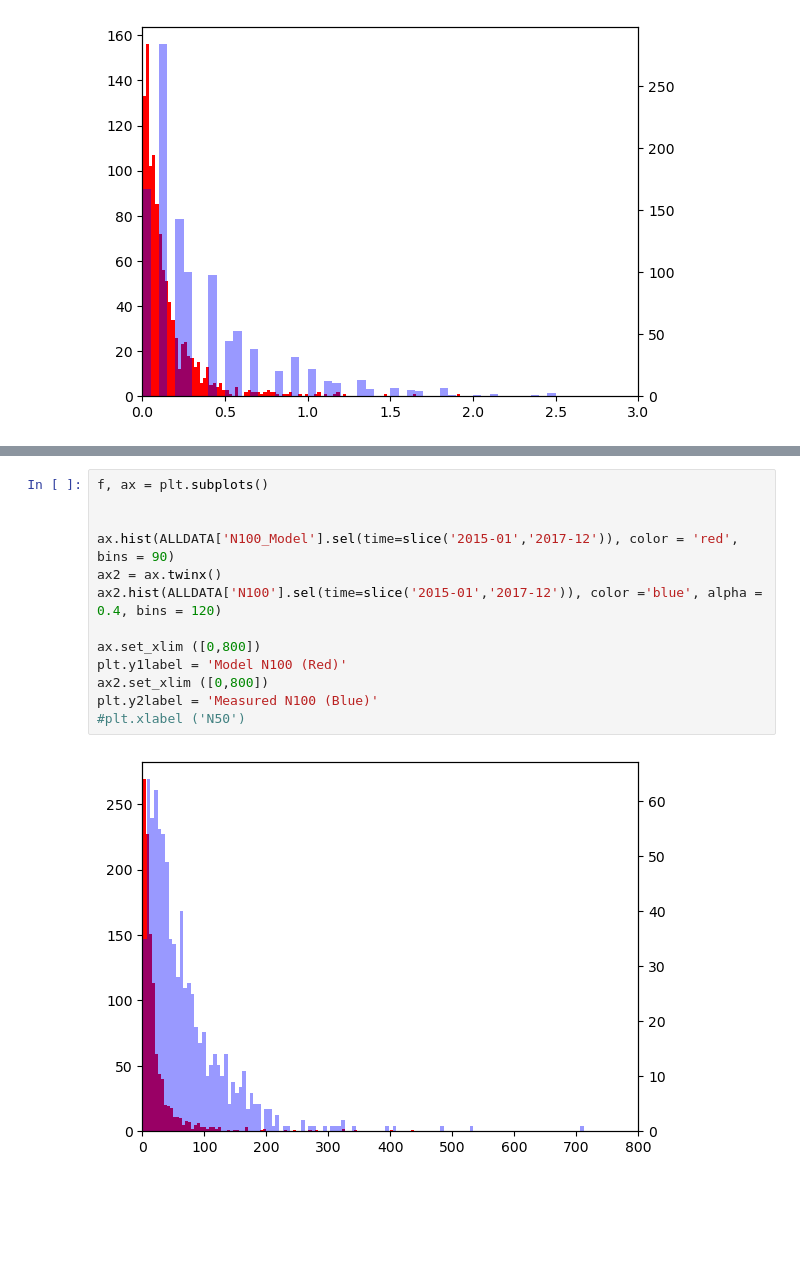
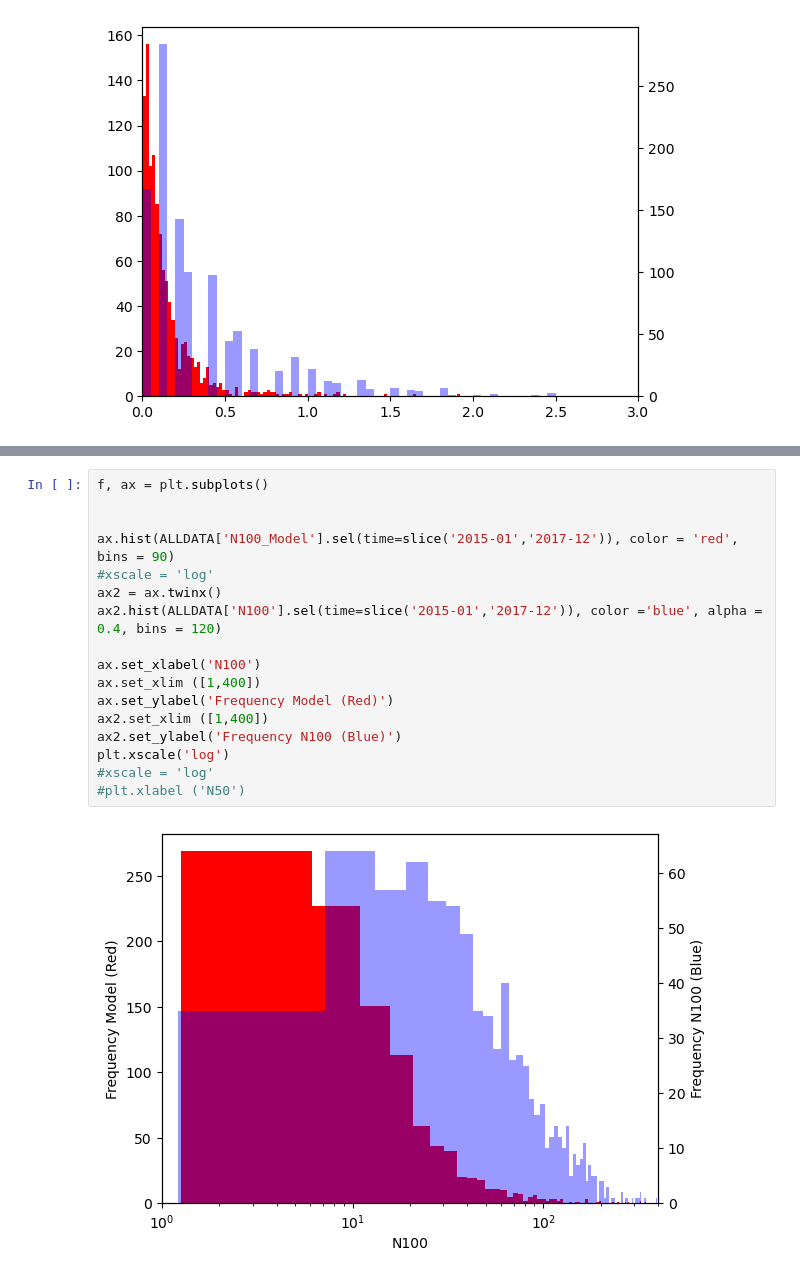
Before and after one commit to eScience-course/-Tjaernoe2022-group1, a Jupyter notebook: notebooks/Stefan/N100 Model vs SO4.ipynb, the cells around one changed output, grey strips where cells are left out. Cells and saved outputs as stored; diff of their text form; blank space fills up the shorter version.

```diff
--- a/notebooks/Stefan/N100 Model vs SO4.ipynb
+++ b/notebooks/Stefan/N100 Model vs SO4.ipynb
@@ -1130,15 +1130,19 @@ AttributeError: 'AxesSubplot' object has no attribute 'xlabel'
 # %%
 f, ax = plt.subplots()
 
 
 ax.hist(ALLDATA['N100_Model'].sel(time=slice('2015-01','2017-12')), color = 'red', bins = 90)
+#xscale = 'log'
 ax2 = ax.twinx()
 ax2.hist(ALLDATA['N100'].sel(time=slice('2015-01','2017-12')), color ='blue', alpha = 0.4, bins = 120)
 
-ax.set_xlim ([0,800])
-plt.y1label = 'Model N100 (Red)'
-ax2.set_xlim ([0,800])
-plt.y2label = 'Measured N100 (Blue)'
+ax.set_xlabel('N100')
+ax.set_xlim ([1,400])
+ax.set_ylabel('Frequency Model (Red)')
+ax2.set_xlim ([1,400])
+ax2.set_ylabel('Frequency N100 (Blue)')
+plt.xscale('log')
+#xscale = 'log'
 #plt.xlabel ('N50')
 # %% [output]
-[figure, old version]
+[figure, new version]
```
Also changed, not shown: parts of 1 cell of this notebook.
